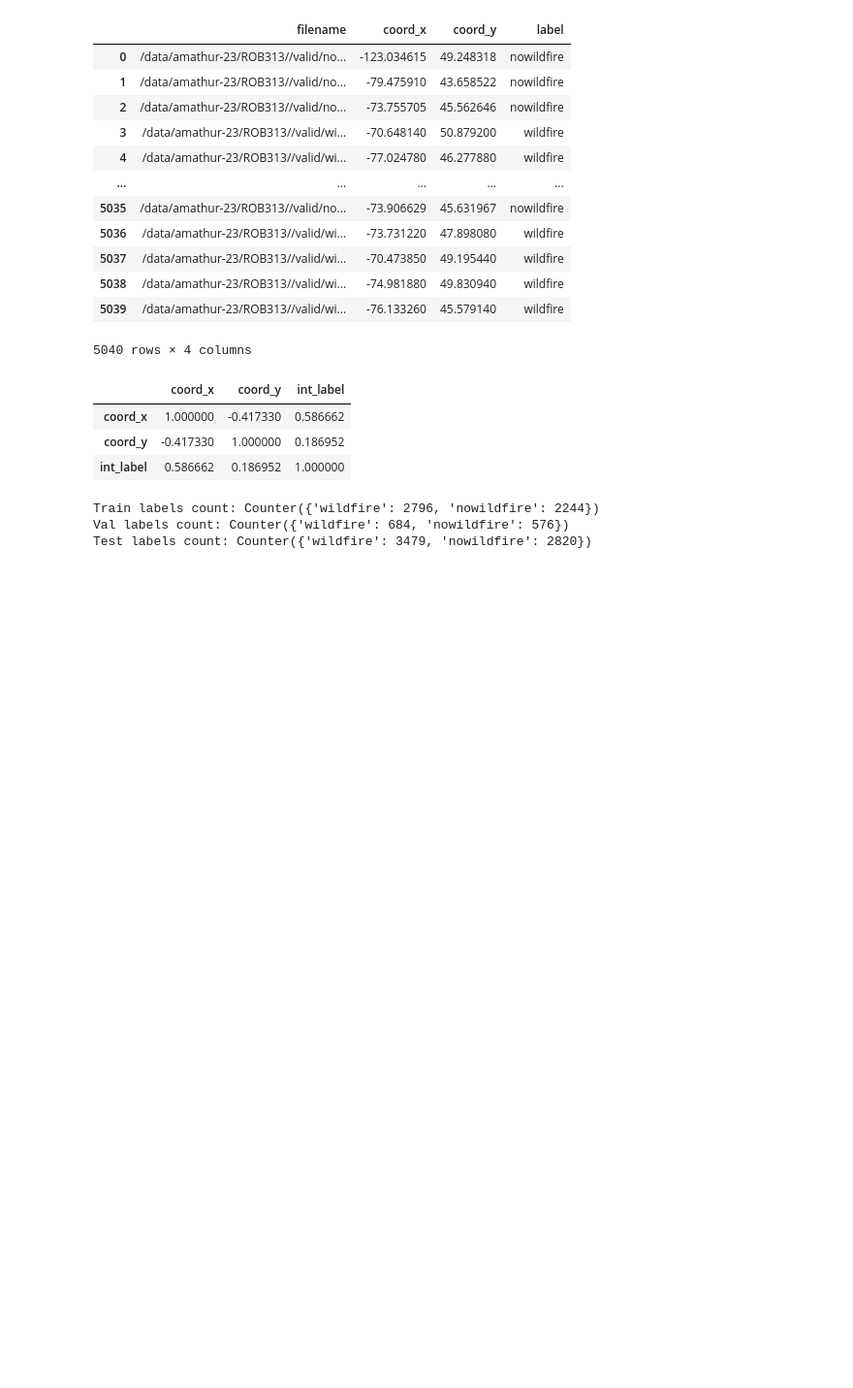
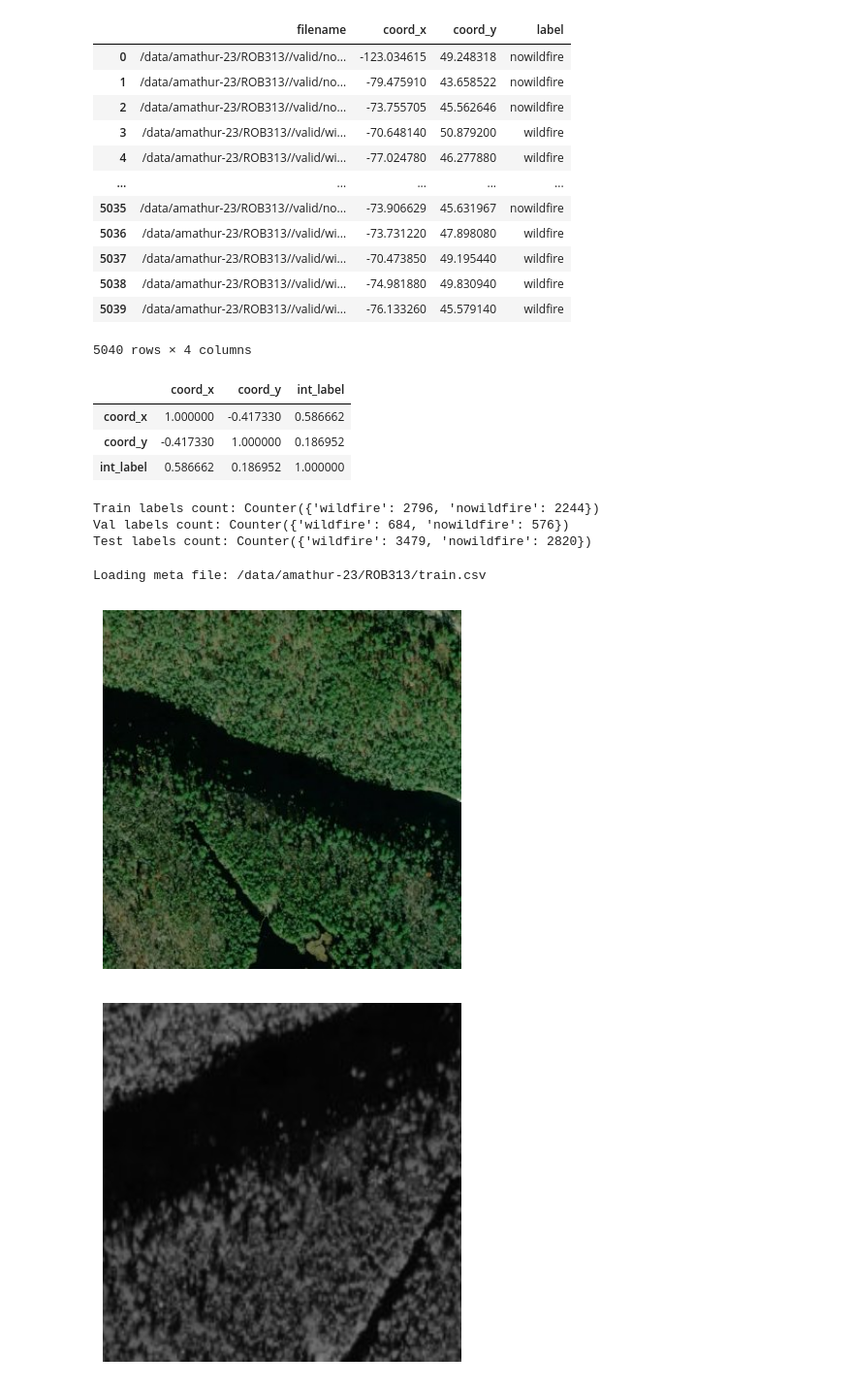
Before and after one commit to abhaydmathur/Wildfire, a Jupyter notebook: src/exploration.ipynb, the cells around one changed output. Shown at 97% size. Saved outputs shown, nothing was run; the diff lists cells and outputs as text; code cells hidden in the pictures; blank space fills up the shorter version.

```diff
--- a/src/exploration.ipynb
+++ b/src/exploration.ipynb
@@ -102,3 +139,25 @@ print("Test labels count:", test_labels_count)
 Train labels count: Counter({'wildfire': 2796, 'nowildfire': 2244})
 Val labels count: Counter({'wildfire': 684, 'nowildfire': 576})
 Test labels count: Counter({'wildfire': 3479, 'nowildfire': 2820})
+# %%
+from utils.augmentations import ContrastiveTransformations
+
+clr_transforms = ContrastiveTransformations(img_size=350)
+
+clr_set = WildfireDataset(
+    "/data/amathur-23/ROB313", split="train", labeled=True, transforms=clr_transforms
+)
+# %% [output]
+Loading meta file: /data/amathur-23/ROB313/train.csv
+# %%
+i = 0
+# %%
+i += 1
+sample = clr_set[i]
+im1, im2 = sample["image"]
+
+show_image(im1)
+show_image(im2)
+# %% [output]
+[figure, added]
+[figure, added]
```
Also changed, not shown: parts of 5 cells of this notebook, 7 other files.
